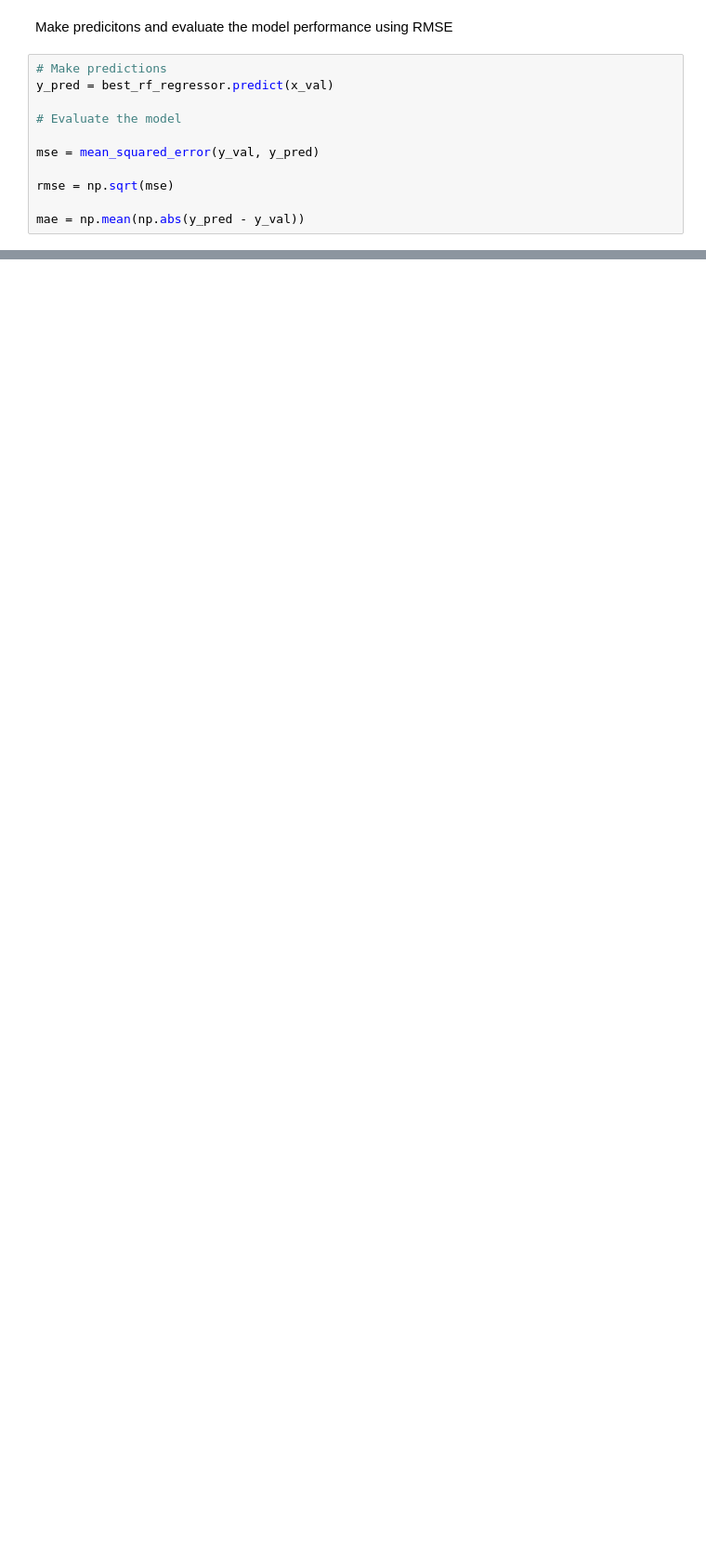
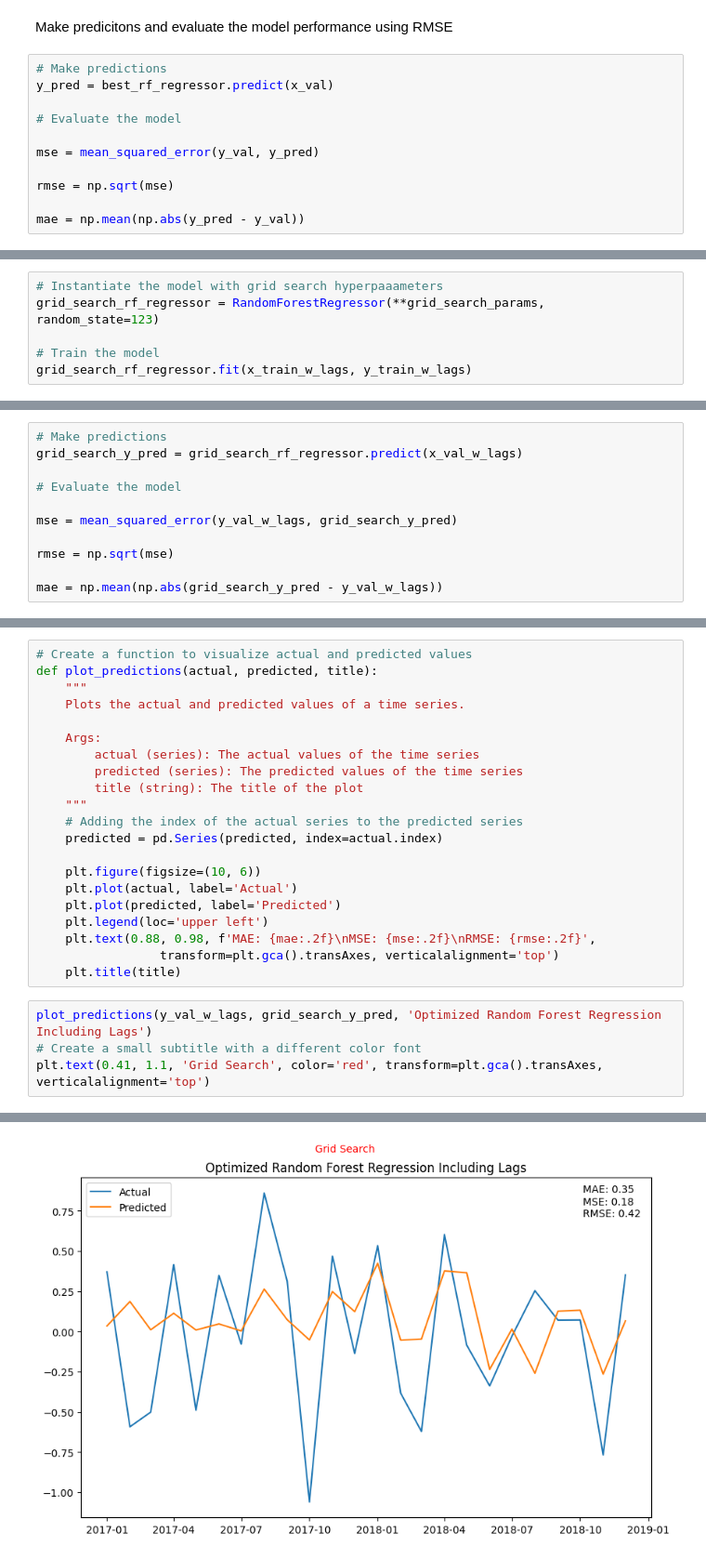
Before and after one commit to namtran6701/Inflation_Prediction, a Jupyter notebook: project_3.ipynb, the cells around one changed output, grey strips where cells are left out. Shown at 93% size. Saved outputs shown, nothing was run; the diff lists cells and outputs as text; blank space fills up the shorter version.

```diff
--- a/project_3.ipynb
+++ b/project_3.ipynb
@@ -699,0 +1094,6 @@ plt.show()
+# %%
+# Instantiate the model with grid search hyperpaaameters
+grid_search_rf_regressor = RandomForestRegressor(**grid_search_params, random_state=123)
+
+# Train the model
+grid_search_rf_regressor.fit(x_train_w_lags, y_train_w_lags)
@@ -699,0 +1106,11 @@ plt.show()
+# %%
+# Make predictions
+grid_search_y_pred = grid_search_rf_regressor.predict(x_val_w_lags)
+
+# Evaluate the model
+
+mse = mean_squared_error(y_val_w_lags, grid_search_y_pred)
+
+rmse = np.sqrt(mse)
+
+mae = np.mean(np.abs(grid_search_y_pred - y_val_w_lags))
@@ -699,0 +1119,26 @@ plt.show()
+# %%
+# Create a function to visualize actual and predicted values
+def plot_predictions(actual, predicted, title):
+    """
+    Plots the actual and predicted values of a time series.
+
+    Args:
+        actual (series): The actual values of the time series
+        predicted (series): The predicted values of the time series
+        title (string): The title of the plot
+    """
+    # Adding the index of the actual series to the predicted series
+    predicted = pd.Series(predicted, index=actual.index)
+
+    plt.figure(figsize=(10, 6))
+    plt.plot(actual, label='Actual')
+    plt.plot(predicted, label='Predicted')
+    plt.legend(loc='upper left')
+    plt.text(0.88, 0.98, f'MAE: {mae:.2f}\nMSE: {mse:.2f}\nRMSE: {rmse:.2f}',
+                 transform=plt.gca().transAxes, verticalalignment='top')
+    plt.title(title)
+# %%
+plot_predictions(y_val_w_lags, grid_search_y_pred, 'Optimized Random Forest Regression Including Lags')
+# Create a small subtitle with a different color font
+plt.text(0.41, 1.1, 'Grid Search', color='red', transform=plt.gca().transAxes, verticalalignment='top')
+# %% [output]
@@ -699,0 +1146 @@ plt.show()
+[figure, added]
```
Also changed, not shown: parts of 54 cells of this notebook.
